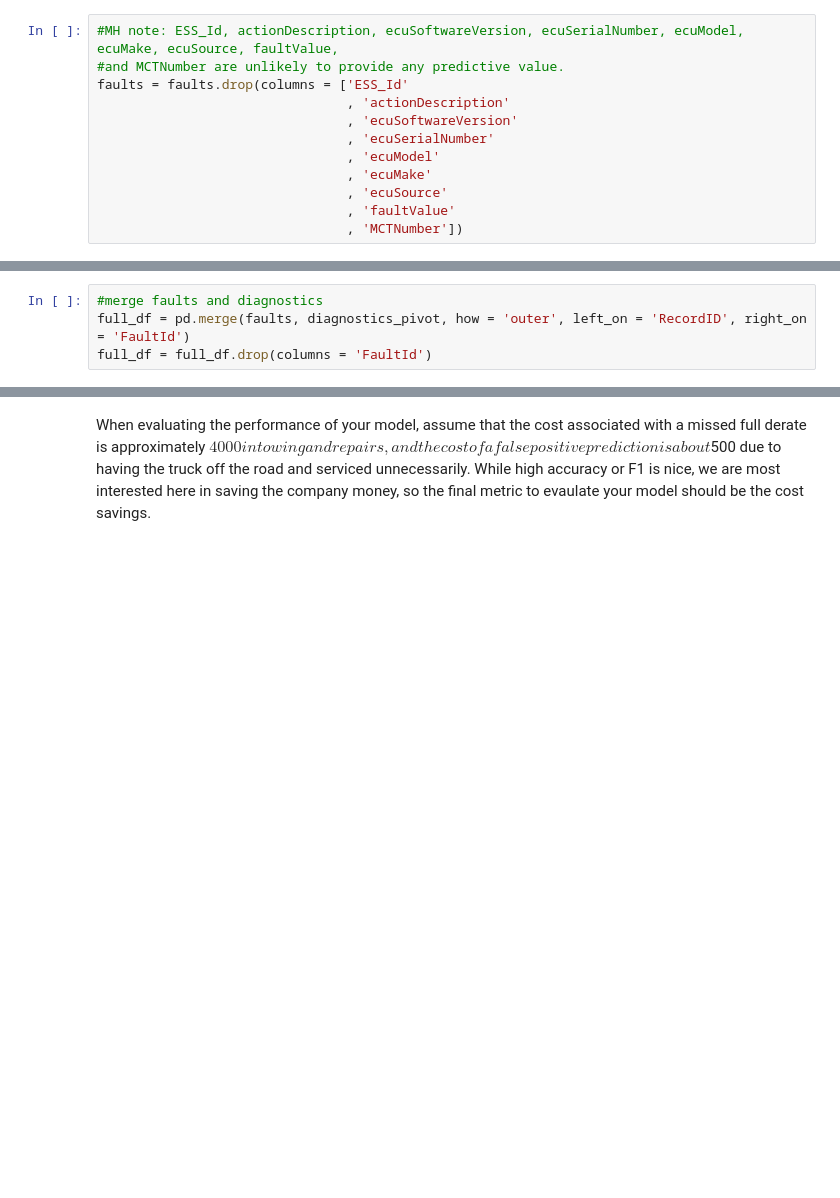
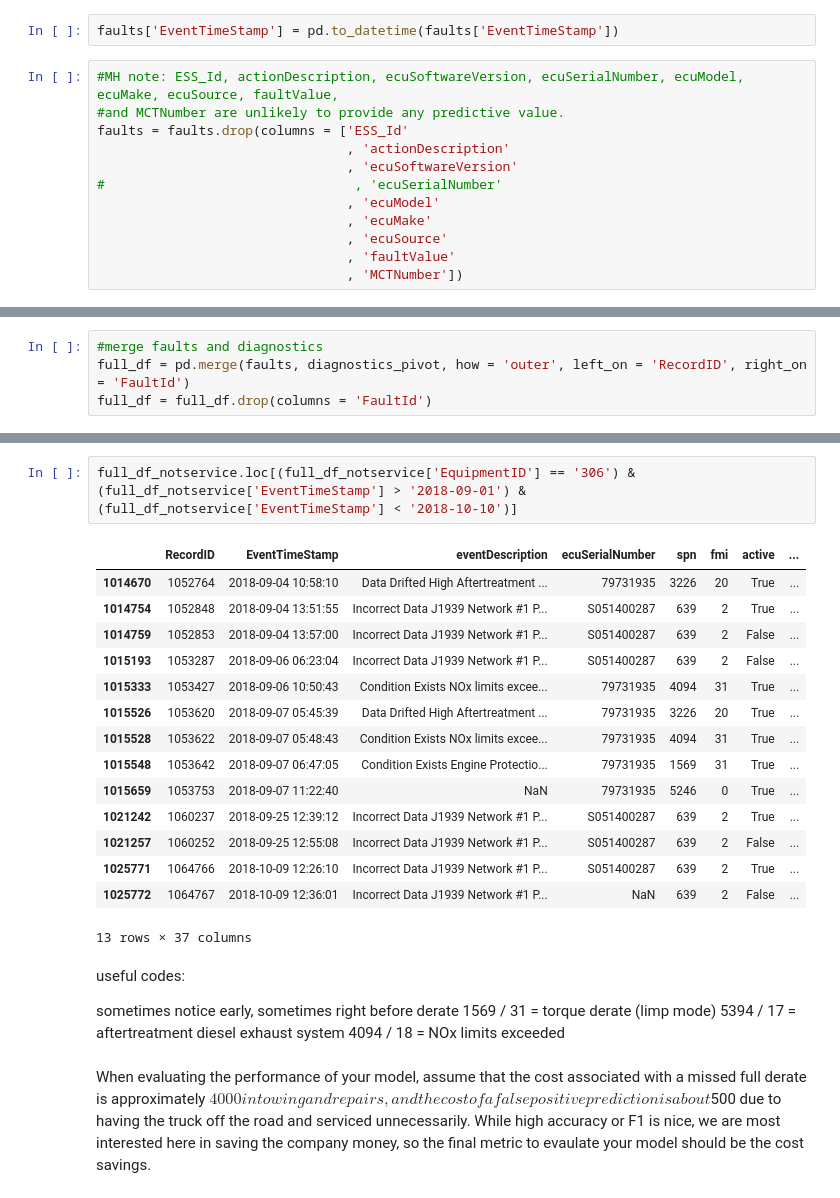
Before and after one commit to nss-data-science-cohort-8/big-g-smokey-and-the-bandits, a Jupyter notebook: notebooks/big-g_project.ipynb, the cells around one changed output, grey strips where cells are left out. Cells and saved outputs as stored; diff of their text form; blank space fills up the shorter version.

```diff
--- a/notebooks/big-g_project.ipynb
+++ b/notebooks/big-g_project.ipynb
@@ -16,13 +17,15 @@ Equpment_Id = truck number
 idle level derate (SPN = 5246) will require a tow
 # %%
 faults = pd.read_csv("../data/J1939Faults.csv", low_memory=False)
+# %%
+faults['EventTimeStamp'] = pd.to_datetime(faults['EventTimeStamp'])
 # %%
 #MH note: ESS_Id, actionDescription, ecuSoftwareVersion, ecuSerialNumber, ecuModel, ecuMake, ecuSource, faultValue,
 #and MCTNumber are unlikely to provide any predictive value.
 faults = faults.drop(columns = ['ESS_Id'
                                 , 'actionDescription'
                                 , 'ecuSoftwareVersion'
-                                , 'ecuSerialNumber'
+#                                , 'ecuSerialNumber'
                                 , 'ecuModel'
                                 , 'ecuMake'
                                 , 'ecuSource'
@@ -157,2 +217,27 @@ print(derates['EquipmentID'].nunique())
+# %%
+full_df_notservice.loc[(full_df_notservice['EquipmentID'] == '306') & (full_df_notservice['EventTimeStamp'] > '2018-09-01') & (full_df_notservice['EventTimeStamp'] < '2018-10-10')]
+# %% [output]
+|  | RecordID | EventTimeStamp | eventDescription | ecuSerialNumber | spn | fmi | active | ... |
+| 1014670 | 1052764 | 2018-09-04 10:58:10 | Data Drifted High Aftertreatment ... | 79731935 | 3226 | 20 | True | ... |
+| 1014754 | 1052848 | 2018-09-04 13:51:55 | Incorrect Data J1939 Network #1 P... | S051400287 | 639 | 2 | True | ... |
+| 1014759 | 1052853 | 2018-09-04 13:57:00 | Incorrect Data J1939 Network #1 P... | S051400287 | 639 | 2 | False | ... |
+| 1015193 | 1053287 | 2018-09-06 06:23:04 | Incorrect Data J1939 Network #1 P... | S051400287 | 639 | 2 | False | ... |
+| 1015333 | 1053427 | 2018-09-06 10:50:43 | Condition Exists NOx limits excee... | 79731935 | 4094 | 31 | True | ... |
+| 1015526 | 1053620 | 2018-09-07 05:45:39 | Data Drifted High Aftertreatment ... | 79731935 | 3226 | 20 | True | ... |
+| 1015528 | 1053622 | 2018-09-07 05:48:43 | Condition Exists NOx limits excee... | 79731935 | 4094 | 31 | True | ... |
+| 1015548 | 1053642 | 2018-09-07 06:47:05 | Condition Exists Engine Protectio... | 79731935 | 1569 | 31 | True | ... |
+| 1015659 | 1053753 | 2018-09-07 11:22:40 | NaN | 79731935 | 5246 | 0 | True | ... |
+| 1021242 | 1060237 | 2018-09-25 12:39:12 | Incorrect Data J1939 Network #1 P... | S051400287 | 639 | 2 | True | ... |
+| 1021257 | 1060252 | 2018-09-25 12:55:08 | Incorrect Data J1939 Network #1 P... | S051400287 | 639 | 2 | False | ... |
+| 1025771 | 1064766 | 2018-10-09 12:26:10 | Incorrect Data J1939 Network #1 P... | S051400287 | 639 | 2 | True | ... |
+| 1025772 | 1064767 | 2018-10-09 12:36:01 | Incorrect Data J1939 Network #1 P... | NaN | 639 | 2 | False | ... |
+13 rows × 37 columns
+# %% [markdown]
+useful codes:
+
+sometimes notice early, sometimes right before derate
+1569 / 31 = torque derate (limp mode)
+5394 / 17 = aftertreatment diesel exhaust system
+4094 / 18 = NOx limits exceeded
 # %% [markdown]
 When evaluating the performance of your model, assume that the cost associated with a missed full derate is approximately $4000 in towing and repairs, and the cost of a false positive prediction is about $500 due to having the truck off the road and serviced unnecessarily. While high accuracy or F1 is nice, we are most interested here in saving the company money, so the final metric to evaulate your model should be the cost savings.
```
Also changed, not shown: parts of 20 cells of this notebook, 1 other file.
